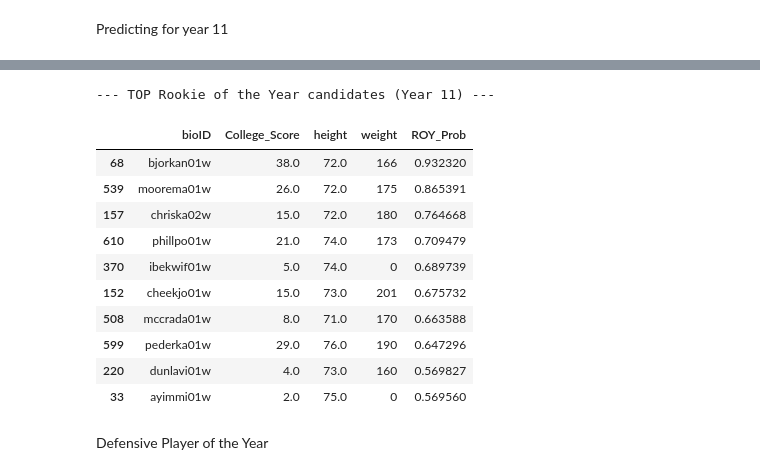
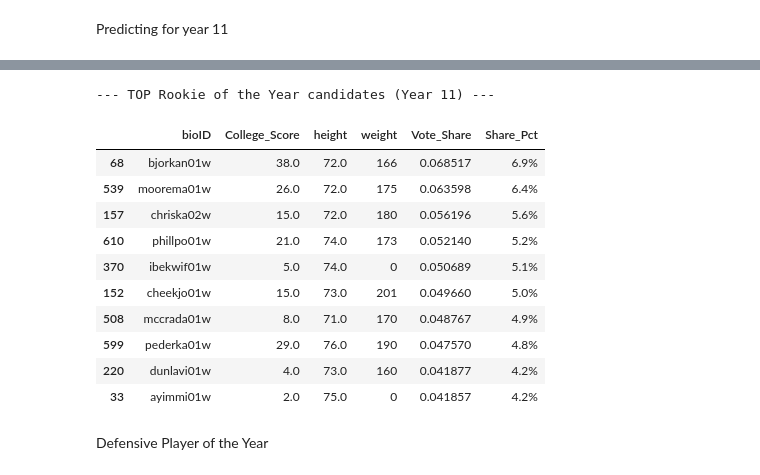
Before and after one commit to Fborralho/AC, a Jupyter notebook: q3_notebook.ipynb, the cells around one changed output, grey strips where cells are left out. Cells and saved outputs as stored; diff of their text form; code cells hidden in the pictures.

```diff
--- a/q3_notebook.ipynb
+++ b/q3_notebook.ipynb
@@ -829,45 +838,48 @@ train_list = []
 years_with_data = [2, 3, 4, 5, 6, 7, 8, 9, 10]
 
 for y in years_with_data:
     df = prepare_rookie_data(y, players, players_teams, awards_players, college_map)
     if df is not None and df['Won_ROY'].sum() > 0:
         train_list.append(df)
 
 features_roy = ['height', 'weight', 'College_Score', 'Is_Guard', 'Is_Forward', 'Is_Center']
 
 train_roy = pd.concat(train_list, ignore_index=True)
 
 #train_roy[train_roy['Won_ROY'] == 1].head(10)
 
 scaler = StandardScaler()
 X_train_scaled = scaler.fit_transform(train_roy[features_roy])
 y_train = train_roy['Won_ROY']
 
 model_roy_log = LogisticRegression(random_state=42, class_weight='balanced')
 model_roy_log.fit(X_train_scaled, y_train)
 
 X_test_scaled = scaler.transform(rookie_profiles_11[features_roy])
 probs = model_roy_log.predict_proba(X_test_scaled)[:, 1]
 
 rookie_profiles_11['ROY_Prob'] = probs
+total_prob = rookie_profiles_11['ROY_Prob'].sum()
+rookie_profiles_11['Vote_Share'] = rookie_profiles_11['ROY_Prob'] / total_prob
 
-ranking_roy = rookie_profiles_11[['bioID', 'College_Score', 'height', 'weight', 'ROY_Prob']].sort_values(by='ROY_Prob', ascending=False)
+ranking_roy = rookie_profiles_11[['bioID', 'College_Score', 'height', 'weight', 'Vote_Share']].sort_values(by='Vote_Share', ascending=False)
+ranking_roy['Share_Pct'] = ranking_roy['Vote_Share'].apply(lambda x: f"{x:.1%}")
 
 print("\n--- TOP Rookie of the Year candidates (Year 11) ---")
 ranking_roy.head(10)
 # %% [output]
 --- TOP Rookie of the Year candidates (Year 11) ---
-|  | bioID | College_Score | height | weight | ROY_Prob |
-| 68 | bjorkan01w | 38.0 | 72.0 | 166 | 0.932320 |
-| 539 | moorema01w | 26.0 | 72.0 | 175 | 0.865391 |
-| 157 | chriska02w | 15.0 | 72.0 | 180 | 0.764668 |
-| 610 | phillpo01w | 21.0 | 74.0 | 173 | 0.709479 |
-| 370 | ibekwif01w | 5.0 | 74.0 | 0 | 0.689739 |
-| 152 | cheekjo01w | 15.0 | 73.0 | 201 | 0.675732 |
-| 508 | mccrada01w | 8.0 | 71.0 | 170 | 0.663588 |
-| 599 | pederka01w | 29.0 | 76.0 | 190 | 0.647296 |
-| 220 | dunlavi01w | 4.0 | 73.0 | 160 | 0.569827 |
-| 33 | ayimmi01w | 2.0 | 75.0 | 0 | 0.569560 |
+|  | bioID | College_Score | height | weight | Vote_Share | Share_Pct |
+| 68 | bjorkan01w | 38.0 | 72.0 | 166 | 0.068517 | 6.9% |
+| 539 | moorema01w | 26.0 | 72.0 | 175 | 0.063598 | 6.4% |
+| 157 | chriska02w | 15.0 | 72.0 | 180 | 0.056196 | 5.6% |
+| 610 | phillpo01w | 21.0 | 74.0 | 173 | 0.052140 | 5.2% |
+| 370 | ibekwif01w | 5.0 | 74.0 | 0 | 0.050689 | 5.1% |
+| 152 | cheekjo01w | 15.0 | 73.0 | 201 | 0.049660 | 5.0% |
+| 508 | mccrada01w | 8.0 | 71.0 | 170 | 0.048767 | 4.9% |
+| 599 | pederka01w | 29.0 | 76.0 | 190 | 0.047570 | 4.8% |
+| 220 | dunlavi01w | 4.0 | 73.0 | 160 | 0.041877 | 4.2% |
+| 33 | ayimmi01w | 2.0 | 75.0 | 0 | 0.041857 | 4.2% |
 # %% [markdown]
 Defensive Player of the Year
 # %% [markdown]
```
Also changed, not shown: parts of 8 cells of this notebook, 2 other files.
